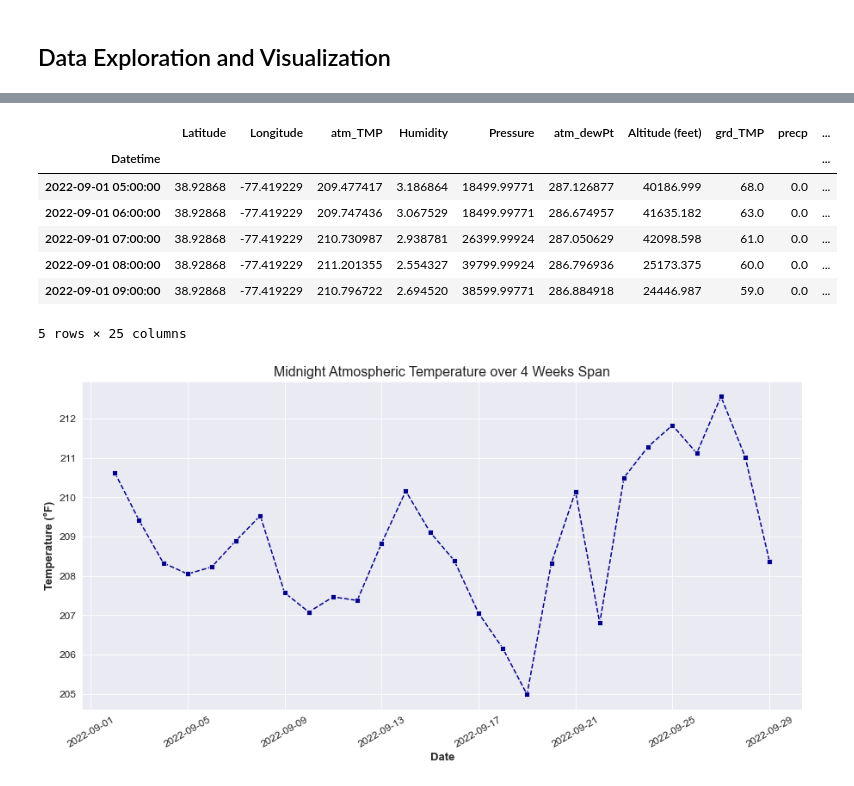
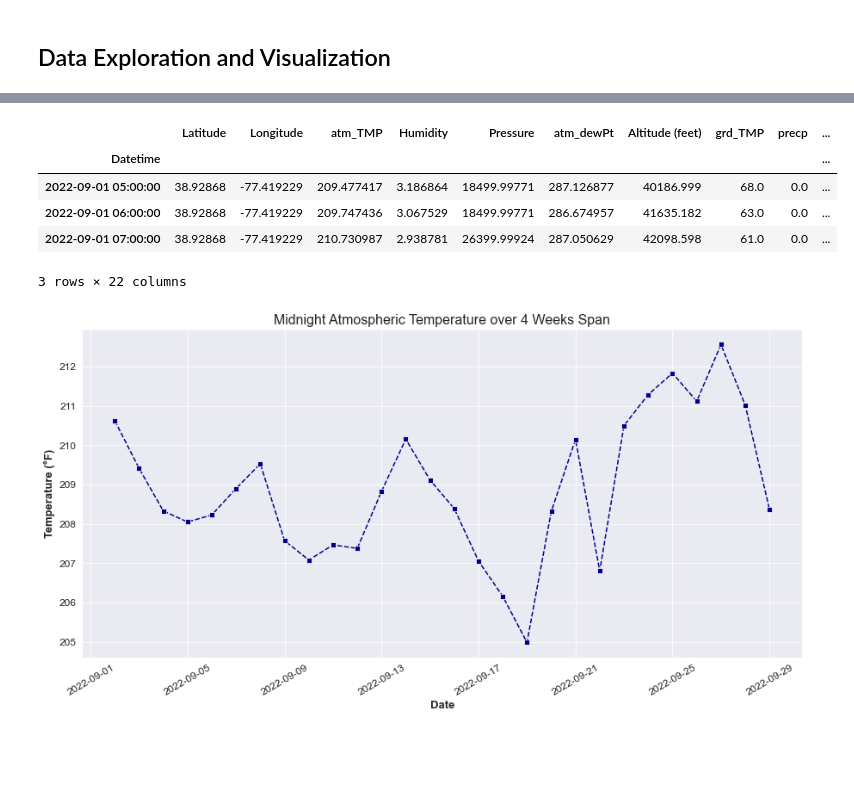
Before and after one commit to Fraolabebe/Team-SkySci-Analytics, a Jupyter notebook: Atmospheric Data Scraper/RAP Atmospheric Data Transformation.ipynb, the cells around one changed output, grey strips where cells are left out. Saved outputs shown, nothing was run; the diff lists cells and outputs as text; code cells hidden in the pictures; blank space fills up the shorter version.

```diff
--- a/Atmospheric Data Scraper/RAP Atmospheric Data Transformation.ipynb
+++ b/Atmospheric Data Scraper/RAP Atmospheric Data Transformation.ipynb
@@ -308,13 +284,11 @@ plt.show()
-# %%
-# combined_data.set_index('Datetime', inplace=True)
-combined_data.head()
-# %% [output]
-|  | Latitude | Longitude | atm_TMP | Humidity | Pressure | atm_dewPt | Altitude (feet) | grd_TMP | precp | ... |
-| Datetime |  |  |  |  |  |  |  |  |  | ... |
-| 2022-09-01 05:00:00 | 38.92868 | -77.419229 | 209.477417 | 3.186864 | 18499.99771 | 287.126877 | 40186.999 | 68.0 | 0.0 | ... |
-| 2022-09-01 06:00:00 | 38.92868 | -77.419229 | 209.747436 | 3.067529 | 18499.99771 | 286.674957 | 41635.182 | 63.0 | 0.0 | ... |
-| 2022-09-01 07:00:00 | 38.92868 | -77.419229 | 210.730987 | 2.938781 | 26399.99924 | 287.050629 | 42098.598 | 61.0 | 0.0 | ... |
-| 2022-09-01 08:00:00 | 38.92868 | -77.419229 | 211.201355 | 2.554327 | 39799.99924 | 286.796936 | 25173.375 | 60.0 | 0.0 | ... |
-| 2022-09-01 09:00:00 | 38.92868 | -77.419229 | 210.796722 | 2.694520 | 38599.99771 | 286.884918 | 24446.987 | 59.0 | 0.0 | ... |
-5 rows × 25 columns
+# %%
+combined_data.set_index('Datetime', inplace=True)
+combined_data.head(3)
+# %% [output]
+|  | Latitude | Longitude | atm_TMP | Humidity | Pressure | atm_dewPt | Altitude (feet) | grd_TMP | precp | ... |
+| Datetime |  |  |  |  |  |  |  |  |  | ... |
+| 2022-09-01 05:00:00 | 38.92868 | -77.419229 | 209.477417 | 3.186864 | 18499.99771 | 287.126877 | 40186.999 | 68.0 | 0.0 | ... |
+| 2022-09-01 06:00:00 | 38.92868 | -77.419229 | 209.747436 | 3.067529 | 18499.99771 | 286.674957 | 41635.182 | 63.0 | 0.0 | ... |
+| 2022-09-01 07:00:00 | 38.92868 | -77.419229 | 210.730987 | 2.938781 | 26399.99924 | 287.050629 | 42098.598 | 61.0 | 0.0 | ... |
+3 rows × 22 columns
 # %%
```
Also changed, not shown: parts of 26 cells of this notebook.
